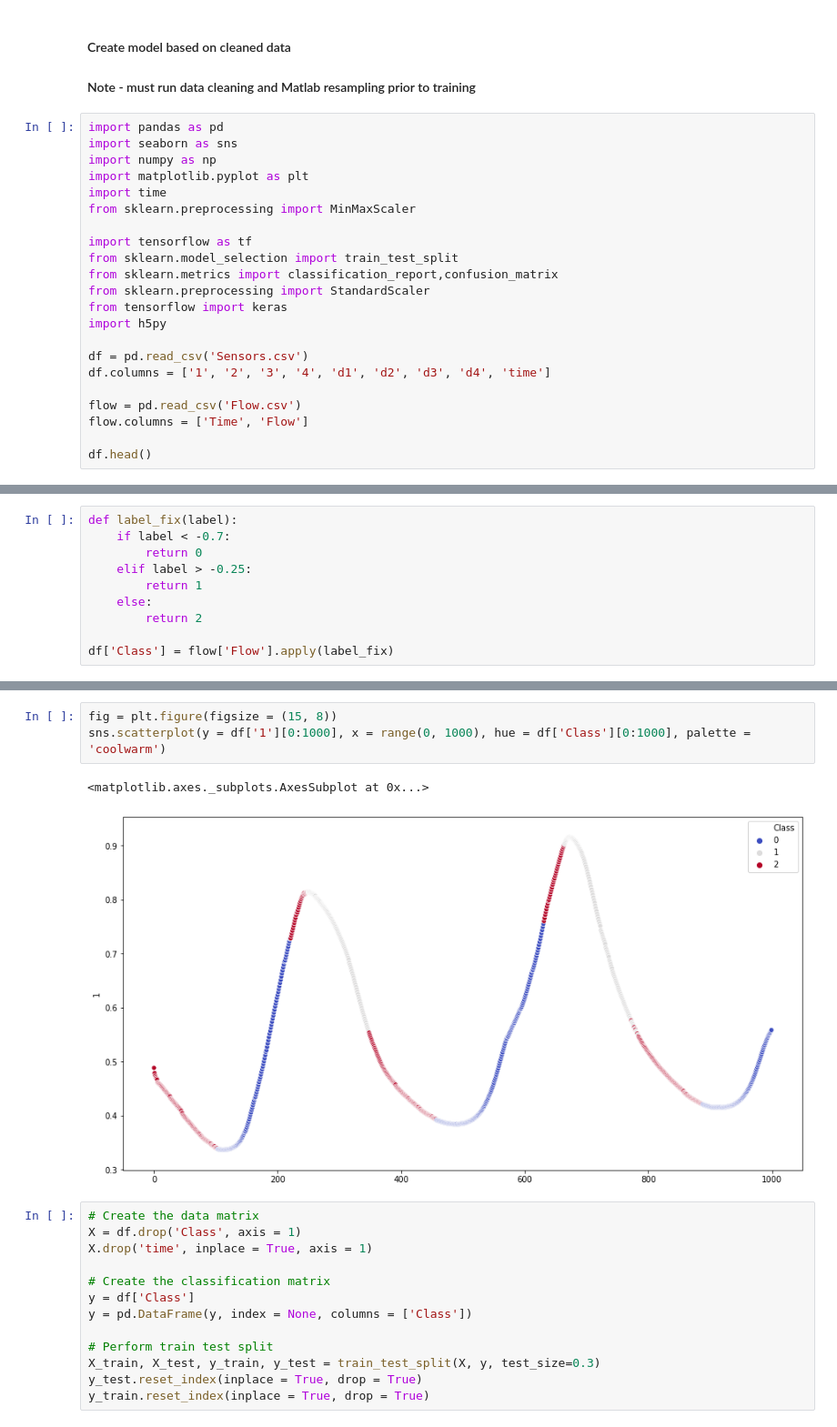
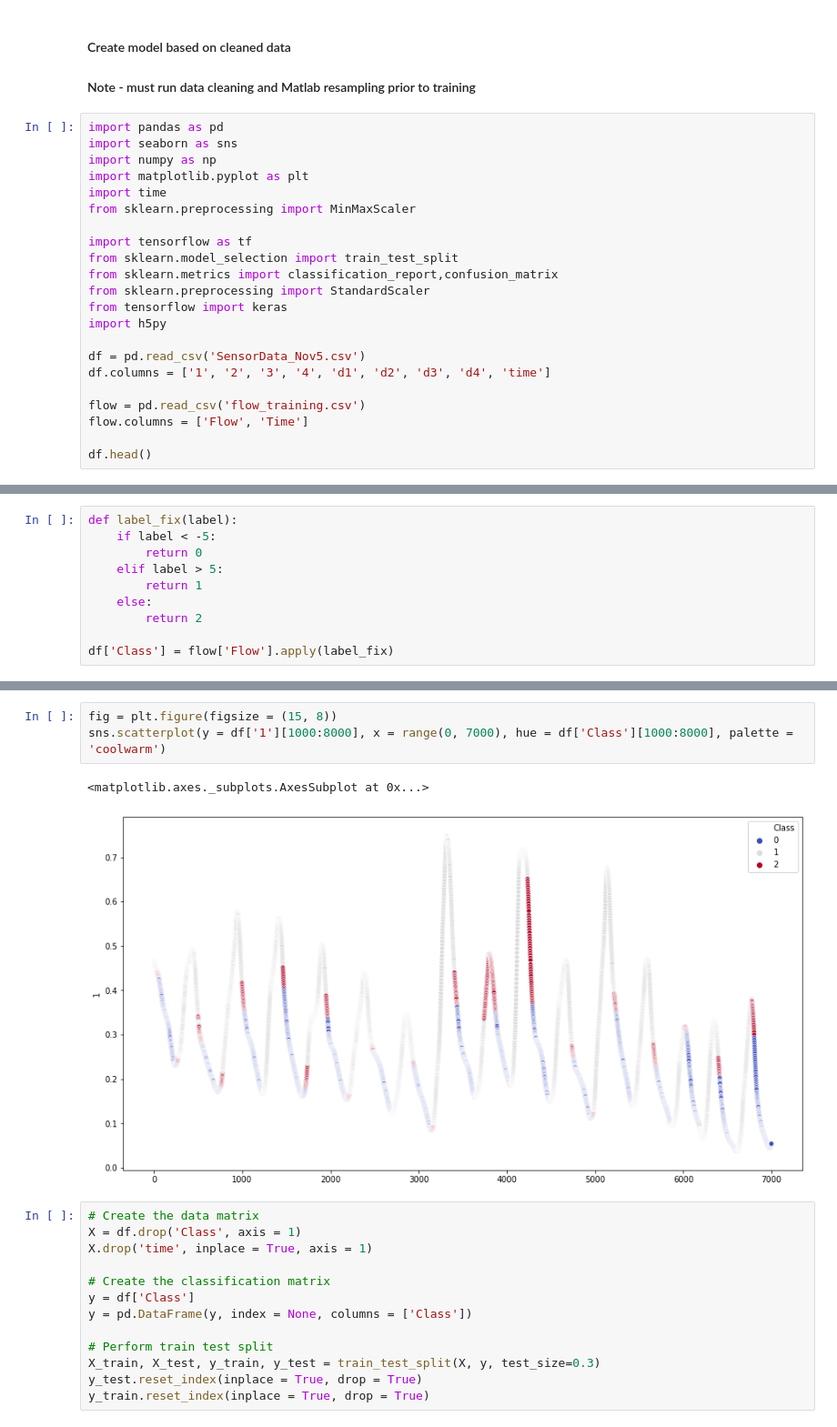
Before and after one commit to msfurr/coral_host, a Jupyter notebook: Jupyter Notebooks/ModelTraining.ipynb, the cells around one changed output, grey strips where cells are left out. Shown at 91% size. Drawn from its saved outputs; the diff is of its cells as text.

```diff
--- a/Jupyter Notebooks/ModelTraining.ipynb
+++ b/Jupyter Notebooks/ModelTraining.ipynb
@@ -17,11 +17,11 @@ from sklearn.preprocessing import StandardScaler
 from tensorflow import keras
 import h5py
 
-df = pd.read_csv('Sensors.csv')
+df = pd.read_csv('SensorData_Nov5.csv')
 df.columns = ['1', '2', '3', '4', 'd1', 'd2', 'd3', 'd4', 'time']
 
-flow = pd.read_csv('Flow.csv')
-flow.columns = ['Time', 'Flow']
+flow = pd.read_csv('flow_training.csv')
+flow.columns = ['Flow', 'Time']
 
 df.head()
 # %% [output]
@@ -75,8 +75,8 @@ plt.plot(flow['Flow'])
 # %%
 def label_fix(label):
-    if label < -0.7:
+    if label < -5:
         return 0
-    elif label > -0.25:
+    elif label > 5:
         return 1
     else:
         return 2
@@ -94,9 +100,9 @@ df.head()
 # %%
 fig = plt.figure(figsize = (15, 8))
-sns.scatterplot(y = df['1'][0:1000], x = range(0, 1000), hue = df['Class'][0:1000], palette = 'coolwarm')
+sns.scatterplot(y = df['1'][1000:8000], x = range(0, 7000), hue = df['Class'][1000:8000], palette = 'coolwarm')
 # %% [output]
 <matplotlib.axes._subplots.AxesSubplot at 0x...>
-[figure, old version]
+[figure, new version]
 # %%
 # Create the data matrix
 X = df.drop('Class', axis = 1)
```
Also changed, not shown: parts of 15 cells of this notebook, 3 other files.
